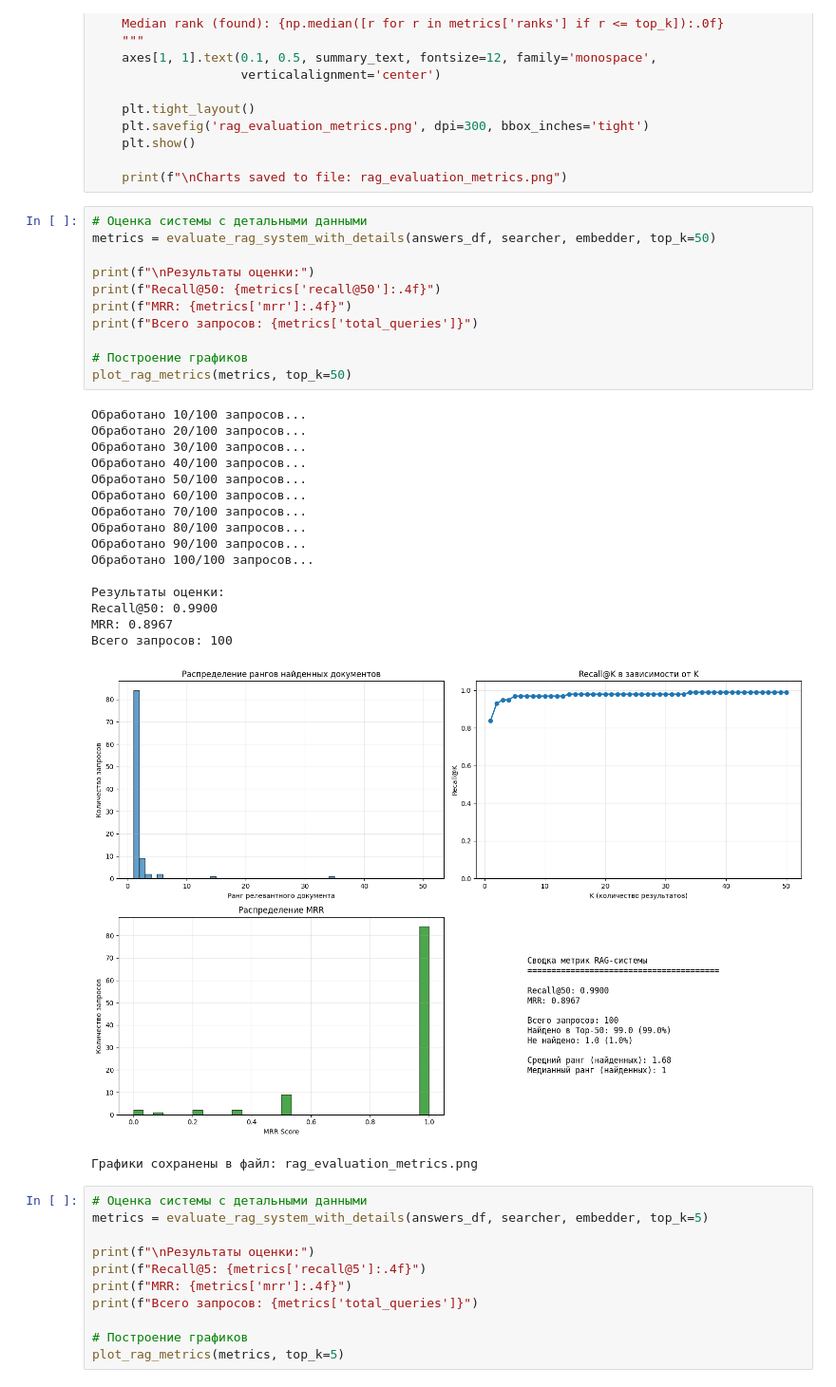
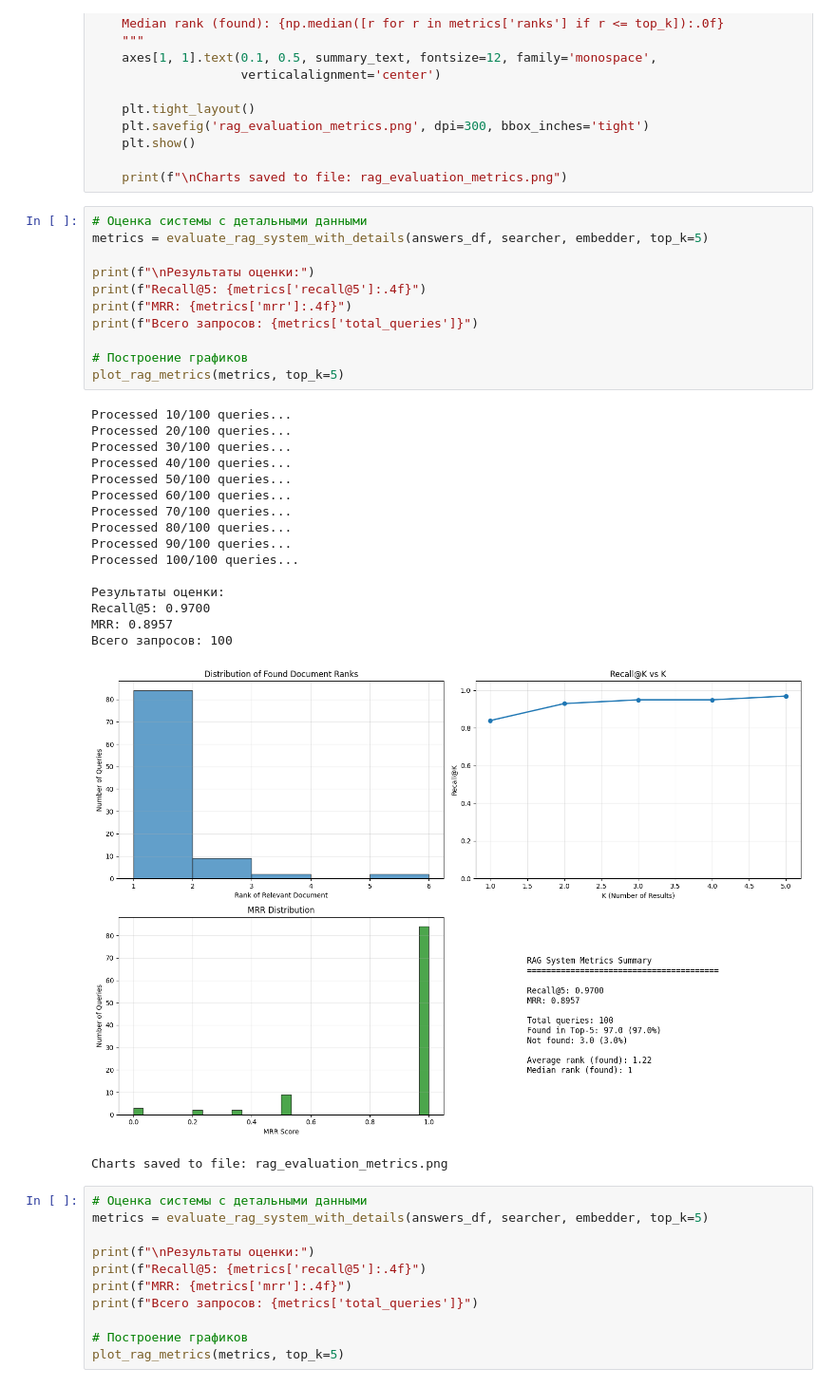
Before and after one commit to Hanbiike/law-rag-system, a Jupyter notebook: test.ipynb, the cells around one changed output. Shown at 95% size. Cells and saved outputs as stored; diff of their text form.

```diff
--- a/test.ipynb
+++ b/test.ipynb
@@ -392,33 +392,33 @@ def plot_rag_metrics(metrics, top_k):
     print(f"\nCharts saved to file: rag_evaluation_metrics.png")
 # %%
 # Оценка системы с детальными данными
-metrics = evaluate_rag_system_with_details(answers_df, searcher, embedder, top_k=50)
+metrics = evaluate_rag_system_with_details(answers_df, searcher, embedder, top_k=5)
 
 print(f"\nРезультаты оценки:")
-print(f"Recall@50: {metrics['recall@50']:.4f}")
+print(f"Recall@5: {metrics['recall@5']:.4f}")
 print(f"MRR: {metrics['mrr']:.4f}")
 print(f"Всего запросов: {metrics['total_queries']}")
 
 # Построение графиков
-plot_rag_metrics(metrics, top_k=50)
+plot_rag_metrics(metrics, top_k=5)
 # %% [output]
-Обработано 10/100 запросов...
-Обработано 20/100 запросов...
-Обработано 30/100 запросов...
-Обработано 40/100 запросов...
-Обработано 50/100 запросов...
-Обработано 60/100 запросов...
-Обработано 70/100 запросов...
-Обработано 80/100 запросов...
-Обработано 90/100 запросов...
-Обработано 100/100 запросов...
+Processed 10/100 queries...
+Processed 20/100 queries...
+Processed 30/100 queries...
+Processed 40/100 queries...
+Processed 50/100 queries...
+Processed 60/100 queries...
+Processed 70/100 queries...
+Processed 80/100 queries...
+Processed 90/100 queries...
+Processed 100/100 queries...
 
 Результаты оценки:
-Recall@50: 0.9900
-MRR: 0.8967
+Recall@5: 0.9700
+MRR: 0.8957
 Всего запросов: 100
-[figure, old version]
+[figure, new version]
-Графики сохранены в файл: rag_evaluation_metrics.png
+Charts saved to file: rag_evaluation_metrics.png
 # %%
 # Оценка системы с детальными данными
 metrics = evaluate_rag_system_with_details(answers_df, searcher, embedder, top_k=5)
```
Also changed, not shown: 10 other files.
